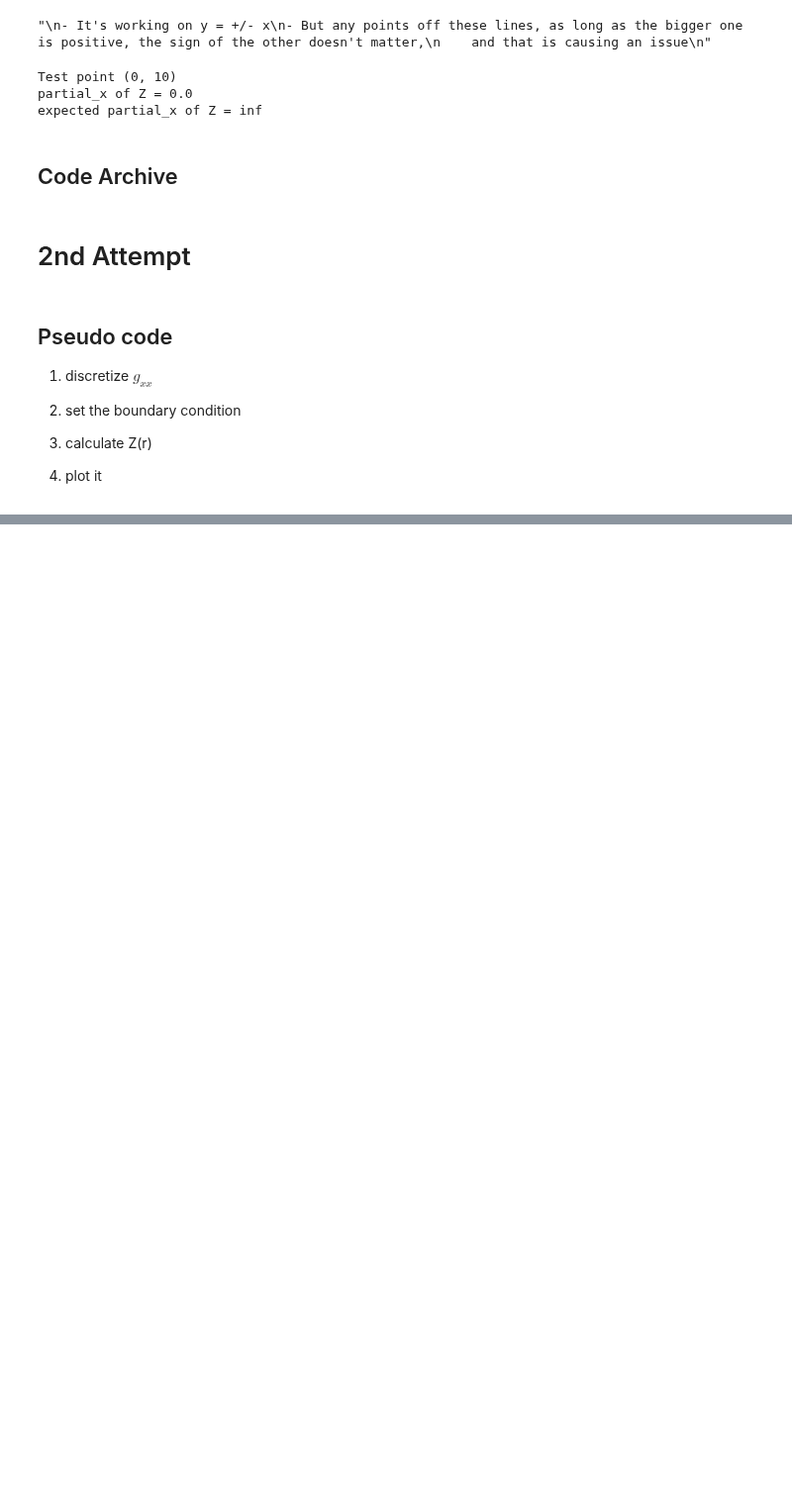
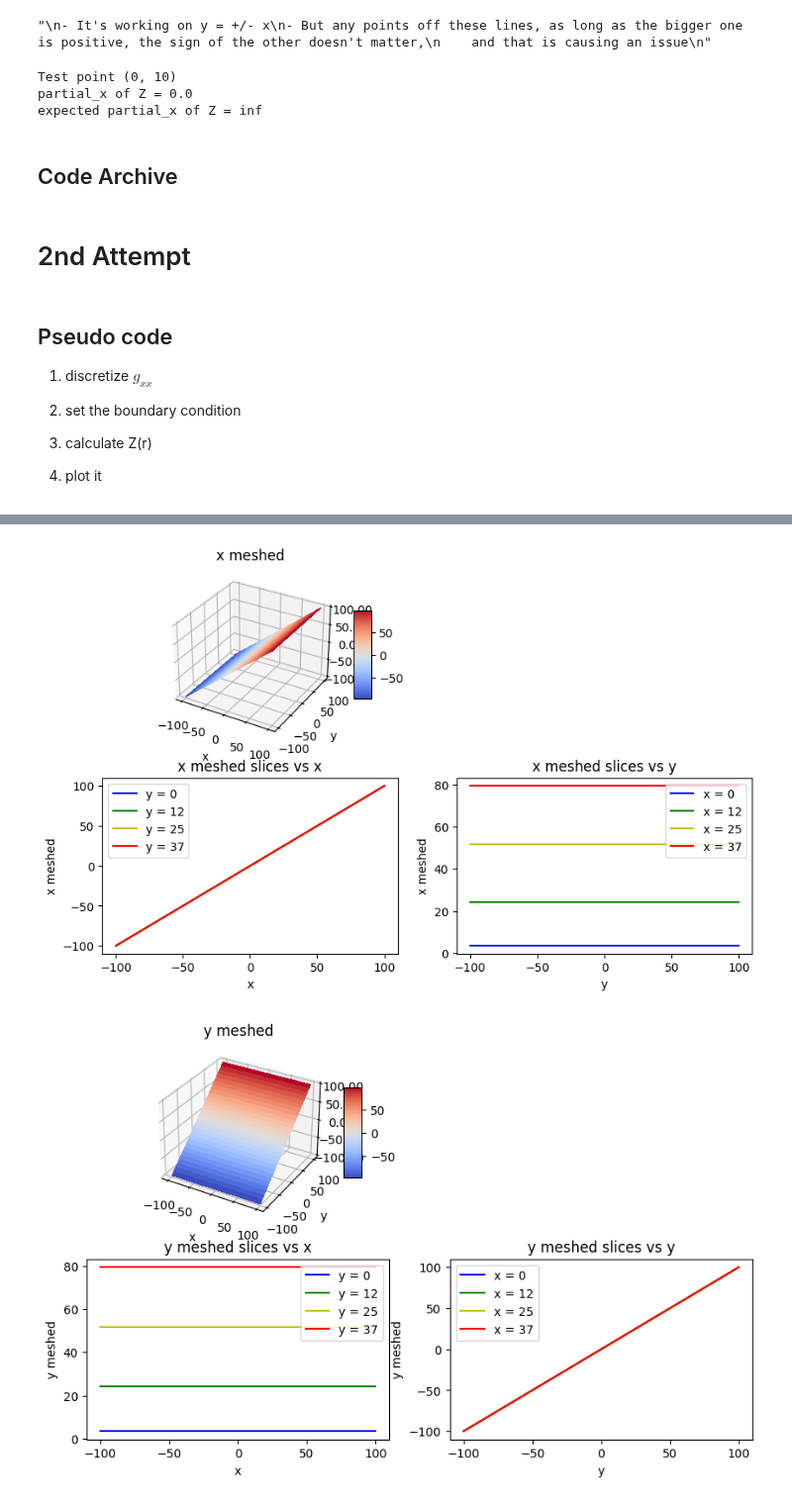
Before and after one commit to NagisaKanno/Embedding-PDE-beta, a Jupyter notebook: discretized_metric.ipynb, the cells around one changed output, grey strips where cells are left out. Shown at 99% size. Cells and saved outputs as stored; diff of their text form; code cells hidden in the pictures; blank space fills up the shorter version.

```diff
--- a/discretized_metric.ipynb
+++ b/discretized_metric.ipynb
@@ -393,0 +493,65 @@ from matplotlib import cm
+# %%
+# CHECK BY PLOTTING
+
+# plot surface and slices
+def plot_3d_and_slice(surface, surface_name):
+    num_slices = 4
+
+    fig= plt.figure(figsize=(10, 6))
+    ax_3d = fig.add_subplot(221, projection='3d')
+    ax_slicex = fig.add_subplot(223)
+    ax_slicey = fig.add_subplot(224)
+
+    # from matplotlib example (modified)
+    surf = ax_3d.plot_surface(x_meshed, y_meshed, surface, cmap=cm.coolwarm, linewidth=0, antialiased=False)
+    ax_3d.zaxis.set_major_formatter('{x:.02f}')
+    fig.colorbar(surf, shrink=0.5, aspect=5)
+    ax_3d.set(xlabel='x', ylabel='y', title=surface_name)
+    # ax_3d.set_zlim(bottom=0)
+
+    color = ['b', 'g', 'y' , 'r']
+    while len(color) < num_slices:
+        color.append['r']
+
+    for i in range(num_slices):
+         ax_slicex.plot(x_axis, surface[int(len(surface)*(1/2 + i/2/num_slices))], color[i], label=f'y = {int(100*i/2/num_slices)}')
+         ax_slicex.set(xlabel='x', ylabel=surface_name, title=f'{surface_name} slices vs x')
+         ax_slicey.plot(y_axis, surface[:,int(len(surface)*(1/2 + i/2/num_slices))], color[i], label=f'x = {int(100*i/2/num_slices)}')
+         ax_slicey.set(xlabel='y', ylabel=surface_name, title=f'{surface_name} slices vs y')
+    ax_slicex.legend()
+    ax_slicey.legend()
+
+    plt.tight_layout
+    plt.show()
+    return None
+# model surface
+
+# grids
+plot_3d_and_slice(x_meshed, 'x meshed')
+plot_3d_and_slice(y_meshed, 'y meshed')
+
+# r
+plot_3d_and_slice(r, 'r')
+
+# discretized metric
+plot_3d_and_slice(g_xx_discretized, '$g_{xx}$')
+def expected_g_xx():
+    surface = np.where()
+    return None
+
+# boundary conditions
+def plot_boundary_conditions():
+    fig, ax = plt.subplots(1, 2, figsize=(8, 4))
+    ax[0].plot(x_axis, left_boundary, 'r', label='left boundary')
+    ax[0].plot(x_axis, right_boundary, 'b--', label='right boundary')
+    ax[0].set(ylim=(0,25))
+    ax[0].legend()
+    ax[1].plot(x_axis, z[:,0], 'r', label='applied left boundary')
+    ax[1].plot(x_axis, z[:,-1], 'b--', label='applied right boundary')
+    ax[1].set(ylim=(0,25))
+    ax[1].legend()
+    plt.show()
+plot_boundary_conditions()
+# %% [output]
+[figure, added]
+[figure, added]
```
Also changed, not shown: parts of 2 cells of this notebook, 2 other files.
